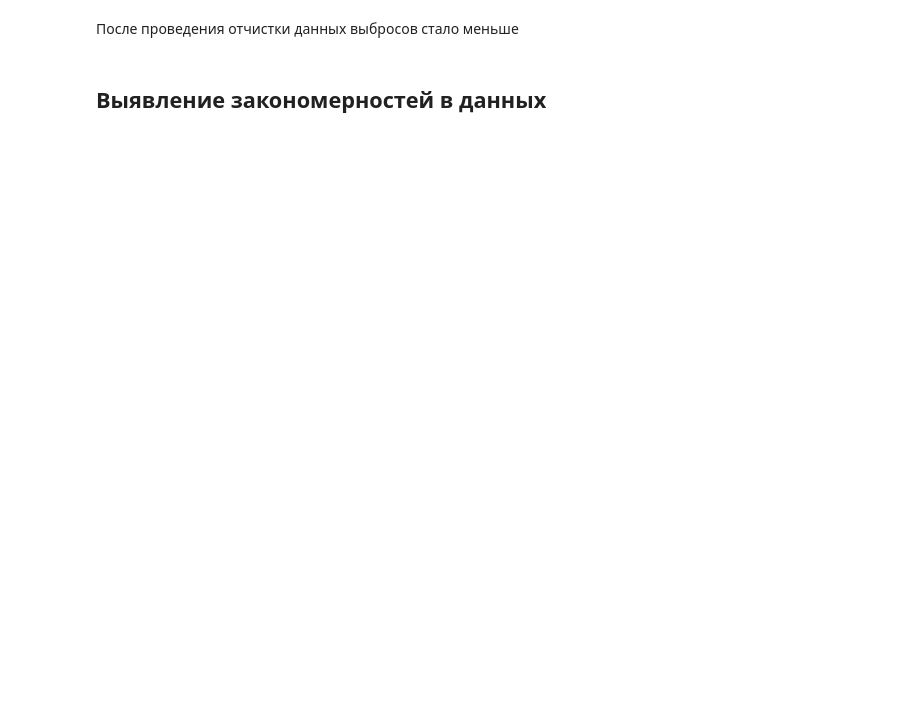
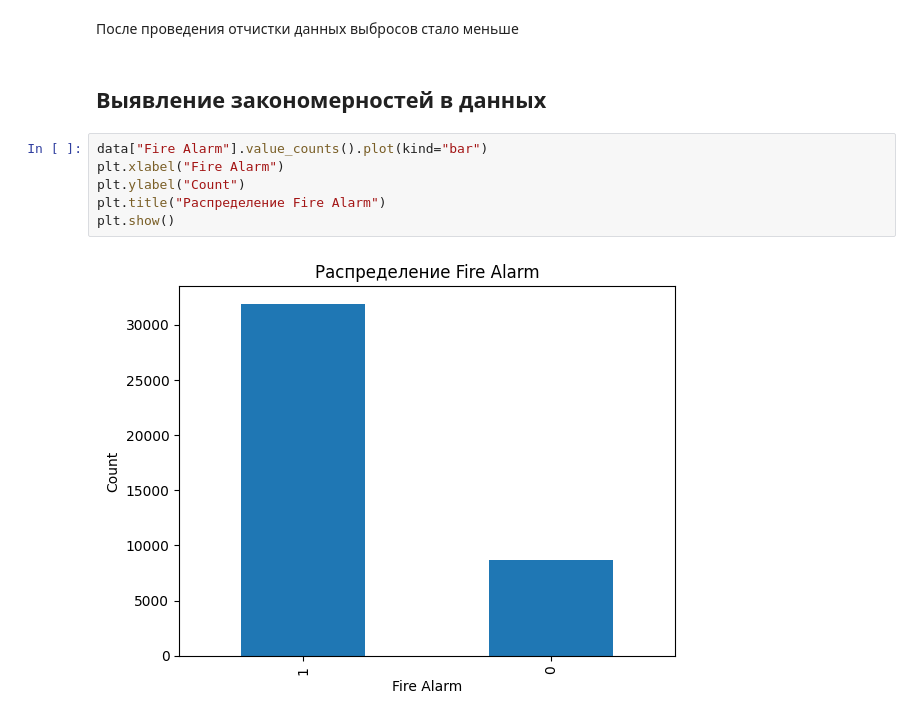
Before and after one commit to smnk-1/ML-studying, a Jupyter notebook: notebooks/SmokeDetectorEDA.ipynb, the cells around one changed output. Saved outputs shown, nothing was run; the diff lists cells and outputs as text; blank space fills up the shorter version.

```diff
--- a/notebooks/SmokeDetectorEDA.ipynb
+++ b/notebooks/SmokeDetectorEDA.ipynb
@@ -264,3 +260,11 @@ plt.show()
 После проведения отчистки данных выбросов стало меньше
 # %% [markdown]
 ## Выявление закономерностей в данных
+# %%
+data["Fire Alarm"].value_counts().plot(kind="bar")
+plt.xlabel("Fire Alarm")
+plt.ylabel("Count")
+plt.title("Распределение Fire Alarm")
+plt.show()
+# %% [output]
+[figure, added]
```
Also changed, not shown: parts of 16 cells of this notebook.
